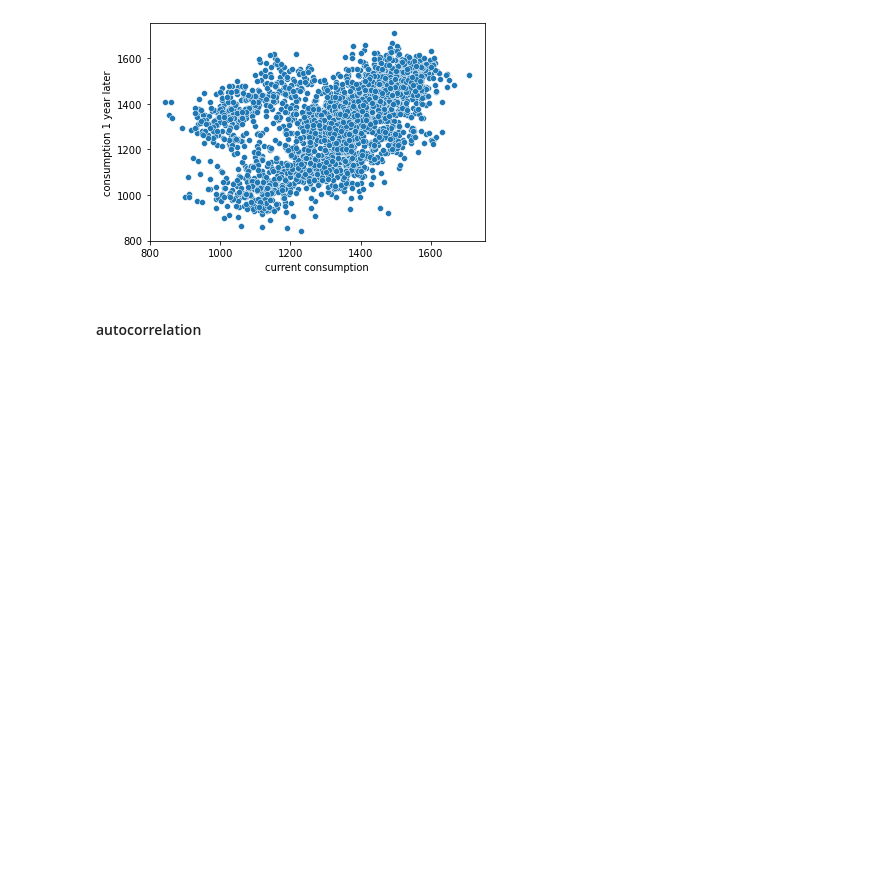
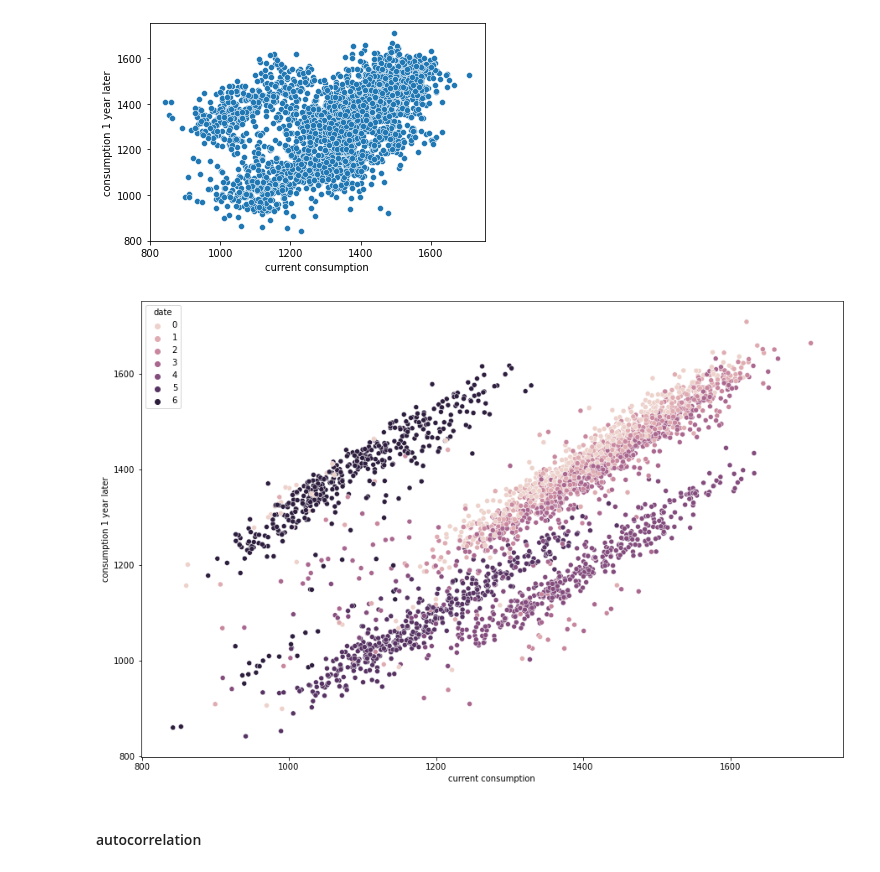
Before and after one commit to bensmith07/time-series-exercises, a Jupyter notebook: explore_notebook.ipynb, the cells around one changed output. Drawn from its saved outputs; the diff is of its cells as text; code cells hidden in the pictures; blank space fills up the shorter version.

```diff
--- a/explore_notebook.ipynb
+++ b/explore_notebook.ipynb
@@ -367,6 +367,14 @@ for lag_time, lag_label in zip(lag_times, lag_labels):
 [figure]
 [figure]
 [figure]
+# %%
+plt.figure(figsize=(15,10))
+sns.scatterplot(data=train, x=target, y=train[target].shift(-1), hue=train.index.weekday)
+plt.xlabel(f'current {target}')
+plt.ylabel(f'{target} {lag_label} later')
+plt.show()
+# %% [output]
+[figure, added]
 # %% [markdown]
 #### autocorrelation
 # %%
```
Also changed, not shown: 1 other file.
